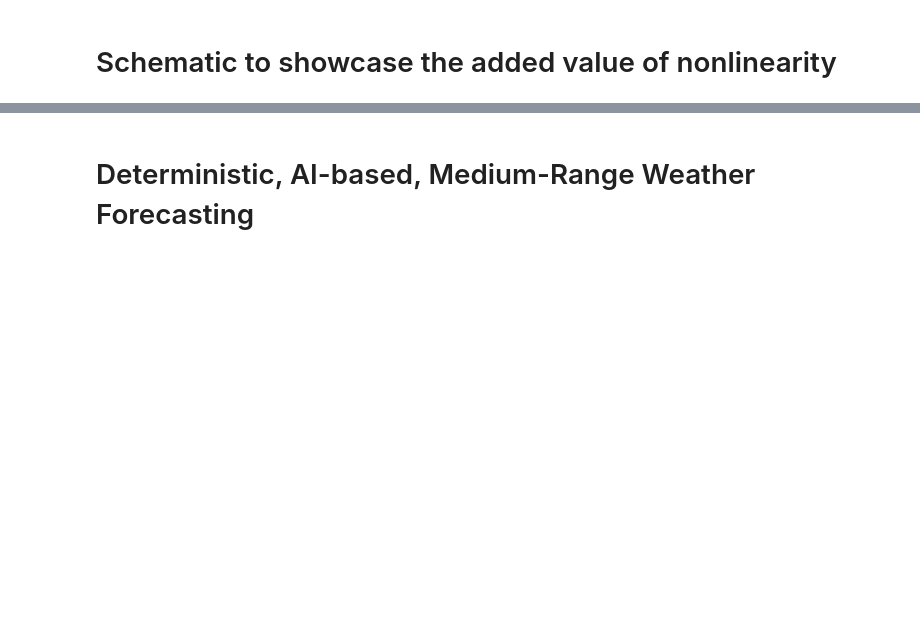
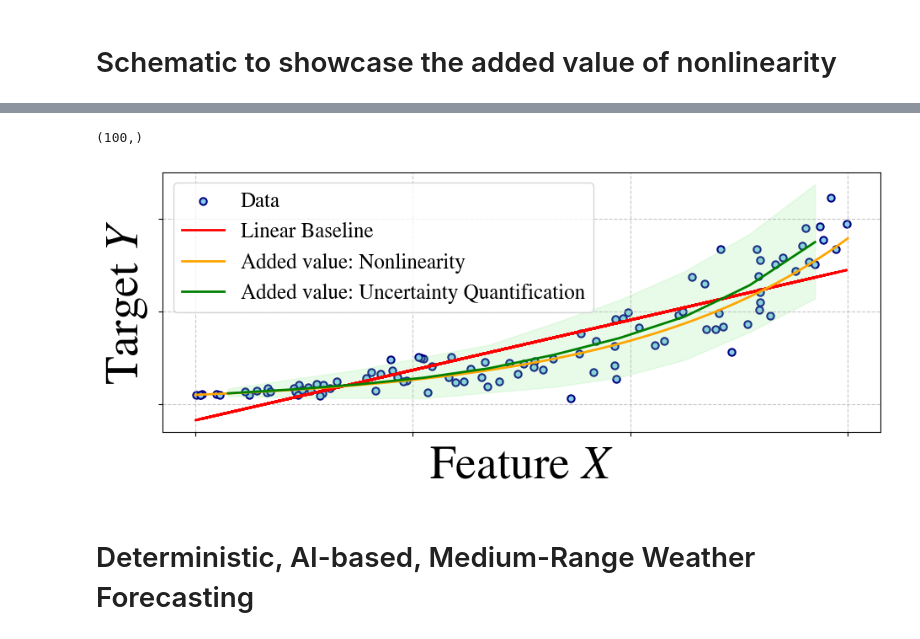
Before and after one commit to tbeucler/ml4rt, a Jupyter notebook: notebooks_tbeucler/07_SGC_Figures.ipynb, the cells around one changed output, grey strips where cells are left out. Saved outputs shown, nothing was run; the diff lists cells and outputs as text; code cells hidden in the pictures; blank space fills up the shorter version.

Commit message:
Updated with functional representation

```diff
--- a/notebooks_tbeucler/07_SGC_Figures.ipynb
+++ b/notebooks_tbeucler/07_SGC_Figures.ipynb
@@ -27,3 +33,21 @@ mpl.rcParams['lines.linewidth'] = lw
 plt.rc('font',size=fz)
 # %% [markdown]
 # Schematic to showcase the added value of nonlinearity
+# %%
+# Generate 50 random numbers between 0 and 1
+X = 3*np.random.rand(100)
+
+# Generate noise that linearly increases with X
+noise = np.random.normal(scale=X)
+
+# Generate 50 random Y values following an exponential of X with noise
+Y = np.exp(X) + noise
+
+# Generate 10^4 points for true X and true Y
+true_X = 3*np.random.rand(10000)
+true_noise = np.random.normal(scale=true_X)
+true_Y = np.exp(true_X) + true_noise
+
+# Display X and Y
+print("X:", X)
+print("Y:", Y)
@@ -30,3 +88,58 @@ plt.rc('font',size=fz)
+# %%
+(np.exp(coefficients[1]) * np.exp(coefficients[0]*X)).shape
+# %% [output]
+(100,)
+# %%
+# Scatter plot
+fig = plt.figure(figsize=(11, 4))
+ax = fig.add_subplot(111)
+plt.scatter(X, Y, c='skyblue', edgecolors='navy', linewidth=1.5, label='Data')
+
+# Linear regression
+slope, intercept, _, _, _ = linregress(X, Y)
+plt.plot(X, slope*X + intercept, color='red', label='Linear Baseline')
+
+# Exponential regression
+coefficients = np.polyfit(X, np.log(Y), 1)
+X_exp = np.linspace(0,3,1000)
+Y_exp = np.exp(coefficients[1]) * np.exp(coefficients[0]*X_exp)
+plt.plot(X_exp, Y_exp, color='orange', label='Added value: Nonlinearity')
+
+# # Plot the true Y as a function of true X
+bin_means, bin_edges, _ = binned_statistic(true_X, true_Y, statistic='mean', bins=10)
+# Adjust bin_edges to have the same length as bin_means for plotting
+bin_edg = bin_edges[:-1] + np.diff(bin_edges) / 2
+plt.plot(bin_edg, bin_means, color='green', label='Added value: Uncertainty Quantification')
+
+bin_conf_int = [np.percentile(true_Y[(true_X >= bin_edges[i]) & (true_X < bin_edges[i+1])], [2.5, 97.5]) for i in range(len(bin_means))]
+plt.fill_between(bin_edg, [ci[0] for ci in bin_conf_int], [ci[1] for ci in bin_conf_int], color='lightgreen', alpha=0.2)
+
+# Add grid
+plt.grid(True, linestyle='--', alpha=0.7)
+
+# Set labels with latex font
+plt.xlabel(r'Feature $X$')
+plt.ylabel(r'Target $Y$')
+
+# Set the number of ticks
+plt.locator_params(axis='x', nbins=5)
+plt.locator_params(axis='y', nbins=5)
+
+# Remove x and y tick labels
+# x
+labels = [item.get_text() for item in ax.get_xticklabels()]
+empty_string_labels = ['']*len(labels)
+ax.set_xticklabels(empty_string_labels)
+# y
+labels = [item.get_text() for item in ax.get_yticklabels()]
+empty_string_labels = ['']*len(labels)
+ax.set_yticklabels(empty_string_labels)
+
+plt.legend(fontsize=18)
+# Show plot
+plt.show()
+# %% [output]
+[figure, added]
 # %% [markdown]
 # Deterministic, AI-based, Medium-Range Weather Forecasting
 # %%
```
Also changed, not shown: parts of 3 cells of this notebook.
